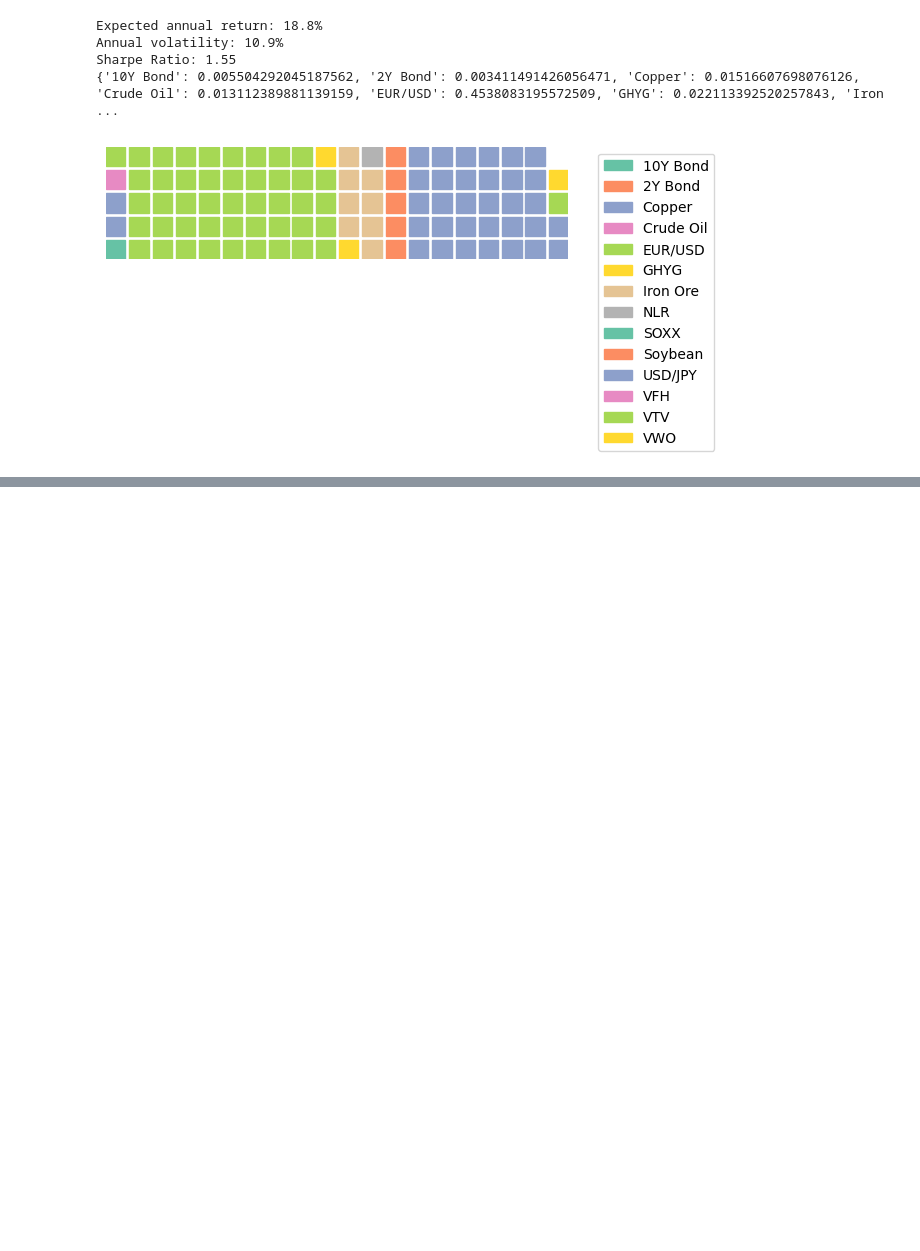
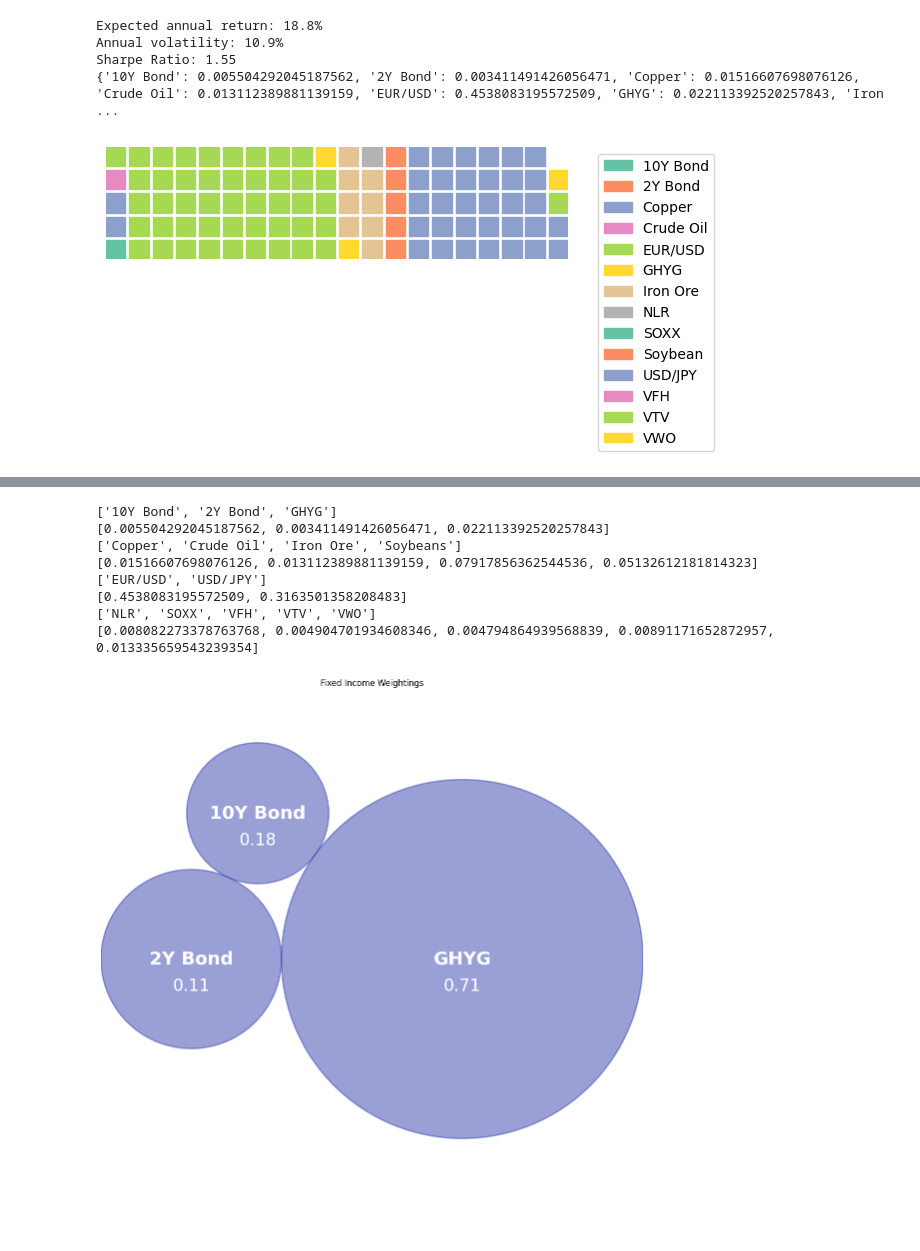
Before and after one commit to jyin1003/financial-portfolio-analysis, a Jupyter notebook: portfolio_optimisation.ipynb, the cells around one changed output, grey strips where cells are left out. Drawn from its saved outputs; the diff is of its cells as text; code cells hidden in the pictures; blank space fills up the shorter version.

```diff
--- a/portfolio_optimisation.ipynb
+++ b/portfolio_optimisation.ipynb
@@ -133,0 +190,65 @@ KeyError: 'datum'
+# %%
+# create circle plot
+
+for asset_class in data:
+    child_data = asset_class['children']
+    overall_weight = asset_class['datum']
+    names = []
+    values = []
+    weights = []
+    for asset in child_data:
+        names.append(asset['id'])
+        values.append(asset['datum'])
+        weights.append(round(asset['datum'] / overall_weight, 2))
+    print(names)
+    print(values)
+    circles = circlify.circlify(
+        values,
+        show_enclosure=False,
+        target_enclosure=circlify.Circle(x=0, y=0, r=1)
+    )
+    # configure data plot
+    fig, ax = plt.subplots(figsize=(14, 14))
+    ax.set_title(f'{asset_class["id"]} Weightings')
+    ax.axis('off')
+    lim = max(
+        max(
+            abs(circle.x) + circle.r,
+            abs(circle.y) + circle.r,
+        )
+        for circle in circles
+    )
+    plt.xlim(-lim, lim)
+    plt.ylim(-lim, lim)
+
+    for circle, label, weight in zip(circles, names, weights):
+        x, y, r = circle
+        ax.add_patch(plt.Circle((x, y), r, alpha=0.5,
+                    linewidth=2, color=(55/255, 66/255, 174/255), fill=True))
+        plt.annotate(
+            label,
+            (x, y),
+            va='center',
+            ha='center',
+            color='white',
+            fontsize=26,
+            fontweight='bold',
+        )
+        plt.annotate(
+            weight,
+            (x, y - 0.1),
+            va='center',
+            ha='center',
+            color='white',
+            fontsize=24,
+        )
+# %% [output]
+['10Y Bond', '2Y Bond', 'GHYG']
+[0.005504292045187562, 0.003411491426056471, 0.022113392520257843]
+['Copper', 'Crude Oil', 'Iron Ore', 'Soybeans']
+[0.01516607698076126, 0.013112389881139159, 0.07917856362544536, 0.05132612181814323]
+['EUR/USD', 'USD/JPY']
+[0.4538083195572509, 0.3163501358208483]
+['NLR', 'SOXX', 'VFH', 'VTV', 'VWO']
+[0.008082273378763768, 0.004904701934608346, 0.004794864939568839, 0.00891171652872957, 0.013335659543239354]
+[figure, added]
```
Also changed, not shown: parts of 6 cells of this notebook, 10 other files.
